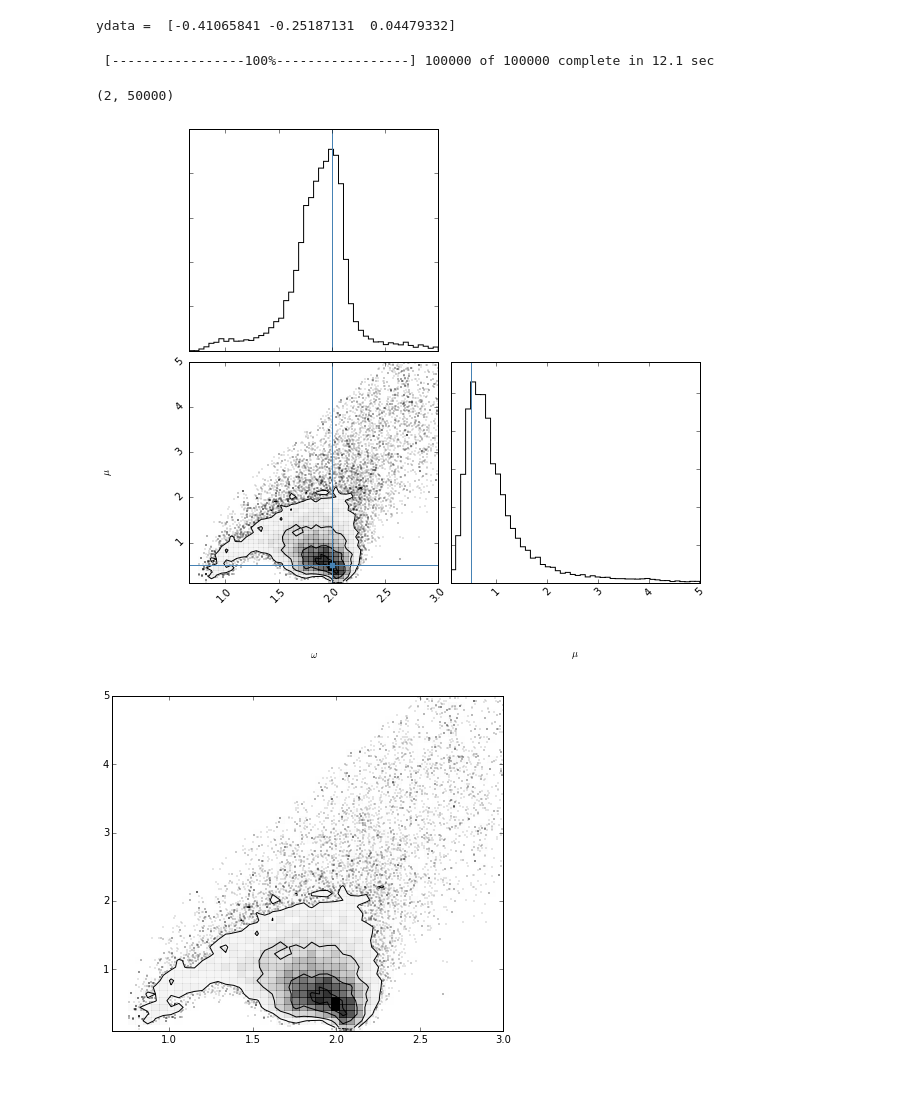
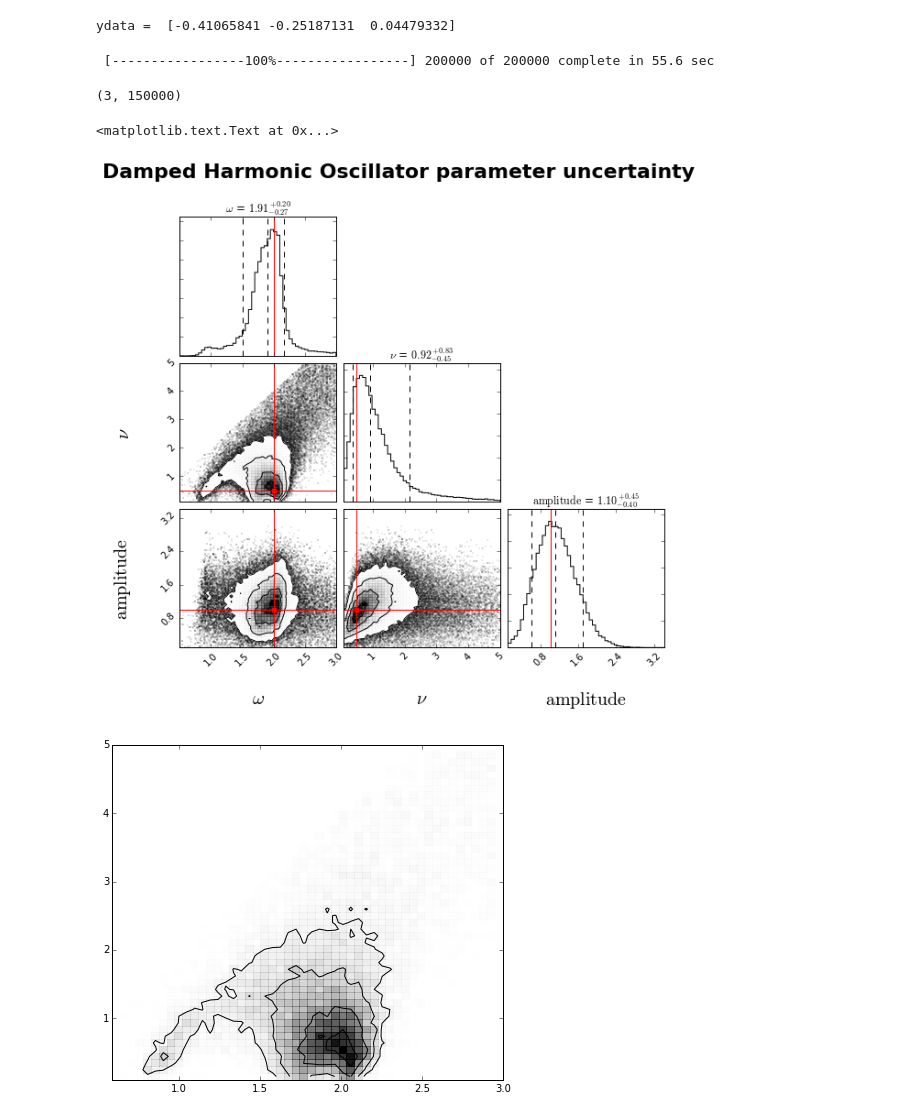
Before and after one commit to mvanlierwalq/IPy_NB_Public, a Jupyter notebook: pymc_test.ipynb, the cells around one changed output. Cells and saved outputs as stored; diff of their text form; code cells hidden in the pictures; blank space fills up the shorter version.

Commit message:
update pymc_test.ipynb
added another parameter, initial amplitude

```diff
--- a/pymc_test.ipynb
+++ b/pymc_test.ipynb
@@ -8,19 +8,19 @@ import triangle
 %matplotlib inline
 # %%
 #..Set up a model for an (under)damped harmonic oscillator
-def dharm_osc(omg,nu,tvec):
+def dharm_osc(omg,nu,amp,tvec):
     if nu>=2.*omg:
         xvec = 1000.*np.ones_like(tvec)
         return xvec
     else:
         omg1 = (omg**2 - nu**2/4)**(.5)
-        xvec = np.exp(-nu*tvec/2)*np.cos(omg1*tvec)
+        xvec = amp*np.exp(-nu*tvec/2)*np.cos(omg1*tvec)
         return xvec
 # %%
 #..Set up the likelihood function for this
 # %%
 tvec = np.linspace(0.,15.,150)
-xvec = dharm_osc(2.,0.6,tvec)
+xvec = dharm_osc(2.,0.6,1,tvec)
 # %%
 plt.plot(tvec,xvec)
 # %% [output]
@@ -30,47 +30,57 @@ plt.plot(tvec,xvec)
 #..Define the variables and priors (bounded uniform)
 omg = pymc.Uniform('omg',.5,3)
 nu  = pymc.Uniform('nu',.1,5)
+#amp = pymc.Uniform('amp',.1,5.)
+amp = pymc.TruncatedNormal('amp',mu=1.,tau=1./.5**2,a=.1,b=5.)
 
 tvec =  np.array([2.,5.,10.])
 sigma= .15
-truth = np.array([2.,.5])
-ydata = dharm_osc(truth[0],truth[1],tvec)
+truth = np.array([2.,.5,1.])
+ydata = dharm_osc(truth[0],truth[1],truth[2],tvec)
 print 'ydata = ',ydata
 #..
 @pymc.deterministic
-def y_model(omg=omg, nu=nu, tvec = tvec):
-    xvec = dharm_osc(omg,nu,tvec)
+def y_model(omg=omg, nu=nu, amp=amp, tvec = tvec):
+    xvec = dharm_osc(omg,nu,amp,tvec)
     return xvec
 
 #y  = pymc.MvNormalCov('y', y_model, .1*np.eye(3), observed=True, value=ydata)
 y  = pymc.Normal('y', mu=y_model, tau=1./sigma**2 , observed=True, value=ydata)
 
 #..
-model1 = dict(omg = omg, nu = nu, y_model=y_model, y=y)
+model1 = dict(omg = omg, nu = nu, amp=amp, y_model=y_model, y=y)
 # %% [output]
 ydata =  [-0.41065841 -0.25187131  0.04479332]
 # %%
 S = pymc.MCMC(model1)
-S.sample(iter=100000, burn=50000)
+S.sample(iter=200000, burn=50000)
 # %% [output]
- [-----------------100%-----------------] 100000 of 100000 complete in 12.1 sec
+ [-----------------100%-----------------] 200000 of 200000 complete in 55.6 sec
 # %%
 #labels  = ['$\omega$', '$\mu$']
-labels  = ['$\omega$', '$\mu$']
-samples = np.vstack((S.trace('omg')[:],S.trace('nu')[:]))
+labels  = ['$\omega$', '$\\nu$','$\mathrm{amplitude}$']
+samples = np.vstack((S.trace('omg')[:],S.trace('nu')[:],S.trace('amp')[:]))
 print samples.shape
 
 #fig = plt.figure(figsize=(10,10))
 #ax = fig.add_subplot(5,5,1)
 #plt.plot([0,1],[0,1])
-fig = triangle.corner(samples.T,labels=labels,truths=truth,label_kwargs={'fontsize':'24','fontweight':'bold'})
+label_kwargs = {'fontsize':'20'}
+#fig = triangle.corner(samples.T,labels=labels,truths=truth,label_kwargs=label_kwargs)
+fig = triangle.corner(samples.T,labels=labels,truths=truth,
+                      quantiles=[.1,.5,.9],truth_color='r',
+                      show_titles=True,
+                      bins=50,
+                      label_kwargs=label_kwargs)
 fig.set_size_inches(9,8)
+fig.suptitle('Damped Harmonic Oscillator parameter uncertainty', fontsize=22,fontweight='bold',y=1.05)
 # %% [output]
-(2, 50000)
+(3, 150000)
+<matplotlib.text.Text at 0x...>
-[figure, old version]
+[figure, new version]
 # %%
 fig = plt.figure(figsize=(7,6))
 ax = fig.add_subplot(111)
-triangle.hist2d(samples[0,:],samples[1,:],)
+triangle.hist2d(samples[0,:],samples[1,:],plot_datapoints=False)
 # %% [output]
-[figure, old version]
+[figure, new version]
```
